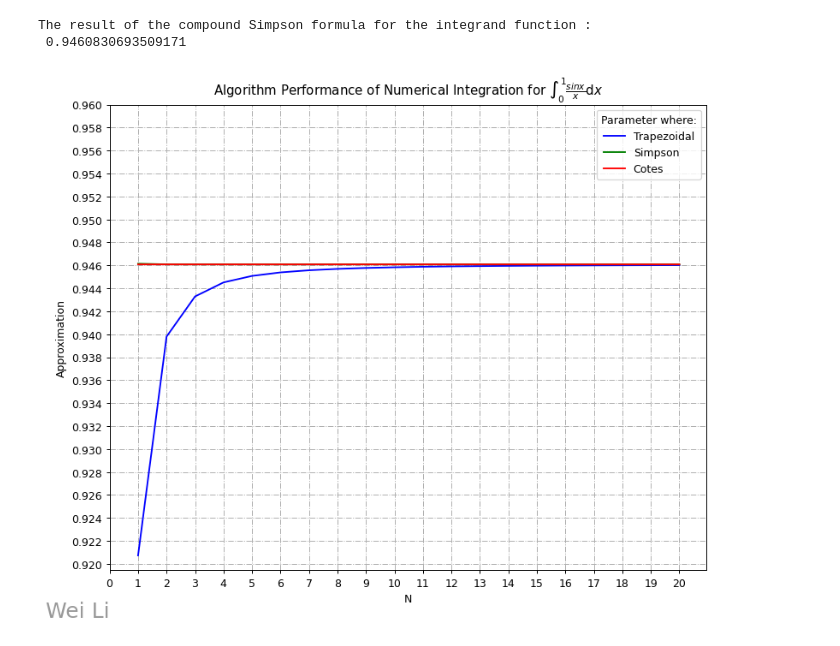
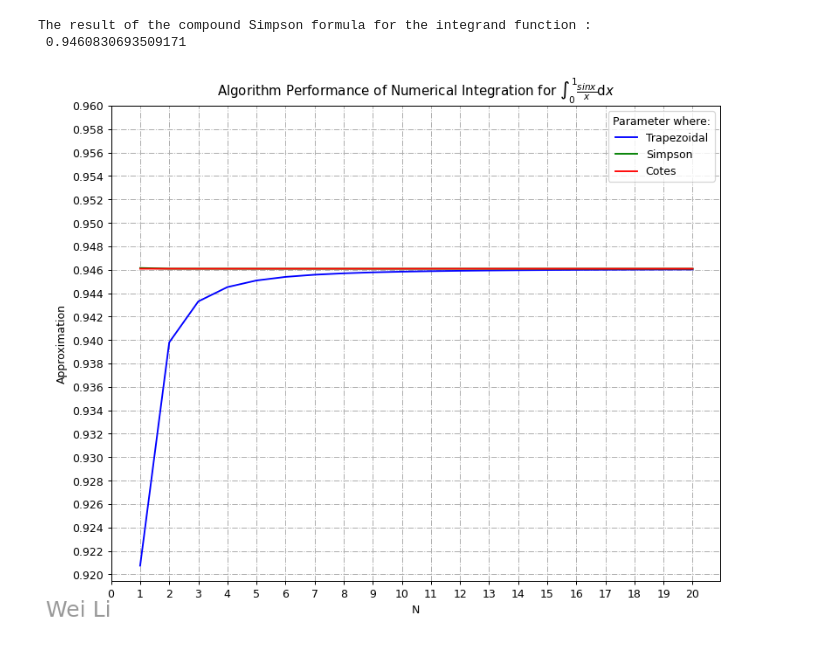
Before and after one commit to 2694048168/MachineLearning, a Jupyter notebook: numerical_analysis_calculation/04numerical_integration.ipynb, the cells around one changed output. Cells and saved outputs as stored; diff of their text form; code cells hidden in the pictures.

```diff
--- a/numerical_analysis_calculation/04numerical_integration.ipynb
+++ b/numerical_analysis_calculation/04numerical_integration.ipynb
@@ -239,32 +239,32 @@ integration_interval_a = 0
 integration_interval_b = 1
 list_iter_num = [1, 2, 3, 4, 5, 6, 7, 8, 9, 10, 11, 12, 13, 14, 15, 16, 17, 18, 19, 20]
 
 list_sum_T = []
 list_sum_S = []
 list_sum_C = []
 
 for i in list_iter_num:
     list_sum_T.append(compound_trapezoidal_formula(integration_interval_a, integration_interval_b, i))
     list_sum_S.append(compound_Simpson_formula(integration_interval_a, integration_interval_b, i))
     list_sum_C.append(compound_Cotes_formula(integration_interval_a, integration_interval_b, i))
 
 # 绘制图像
 fig = plt.figure(figsize = (10,8), dpi = 90)
 ax = fig.add_subplot()
 # Algorithm performance
 ax.plot(list_iter_num, list_sum_T, label='Trapezoidal', color='blue')
 ax.plot(list_iter_num, list_sum_S, label='Simpson', color='green')
 ax.plot(list_iter_num, list_sum_C, label='Cotes', color='red')
 # 水印开头左下角对应的 X 点， 水印开头左下角对应的 Y 点
-ax.text(0, 0.915, "Wei Li", fontsize=20, color='gray', ha='right', va='bottom', alpha=0.8)
+ax.text(0, 0.916, "Wei Li", fontsize=20, color='gray', ha='right', va='bottom', alpha=0.8)
 
 plt.title(r"Algorithm Performance of Numerical Integration for $ \int_0^1 \frac{sinx}{x} \mathrm{d}x $")
 plt.xticks(range(21))
 plt.yticks(np.linspace(0.920, 0.960, 21))
 plt.xlabel("N")
 plt.ylabel("Approximation")
 plt.legend(title='Parameter where:')
 plt.grid(True, linestyle='-.')
 plt.show()
 # %% [output]
-[figure, old version]
+[figure, new version]
```
Also changed, not shown: parts of 1 cell of this notebook, 2 other files.
